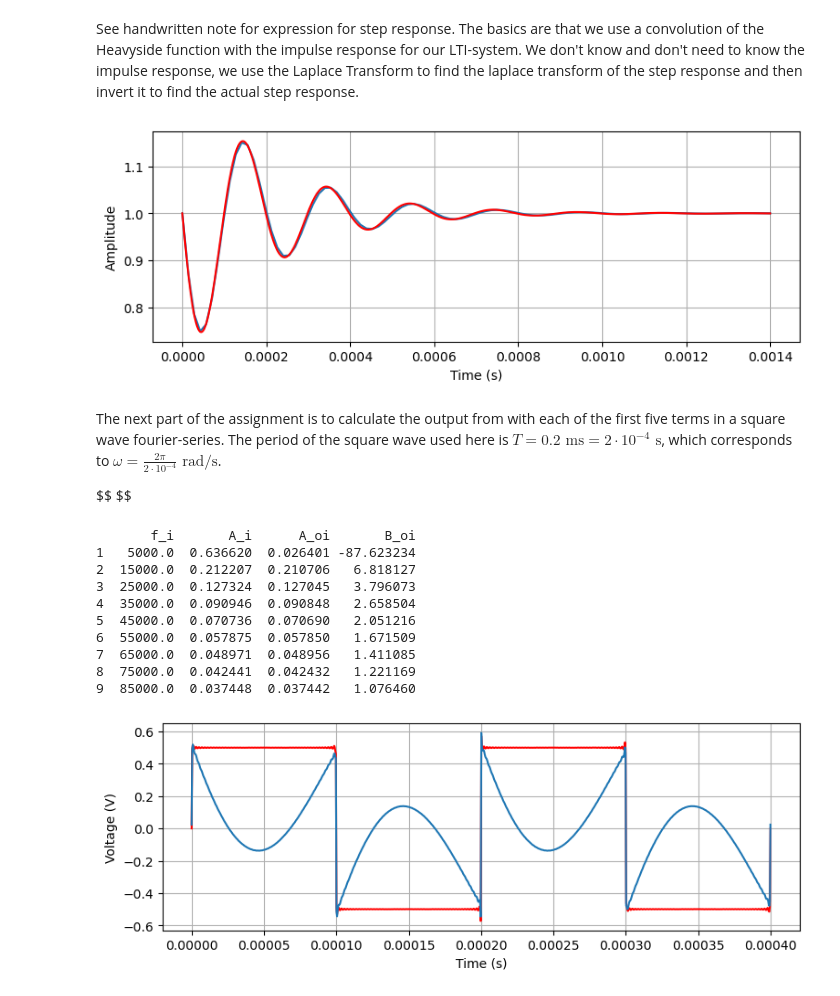
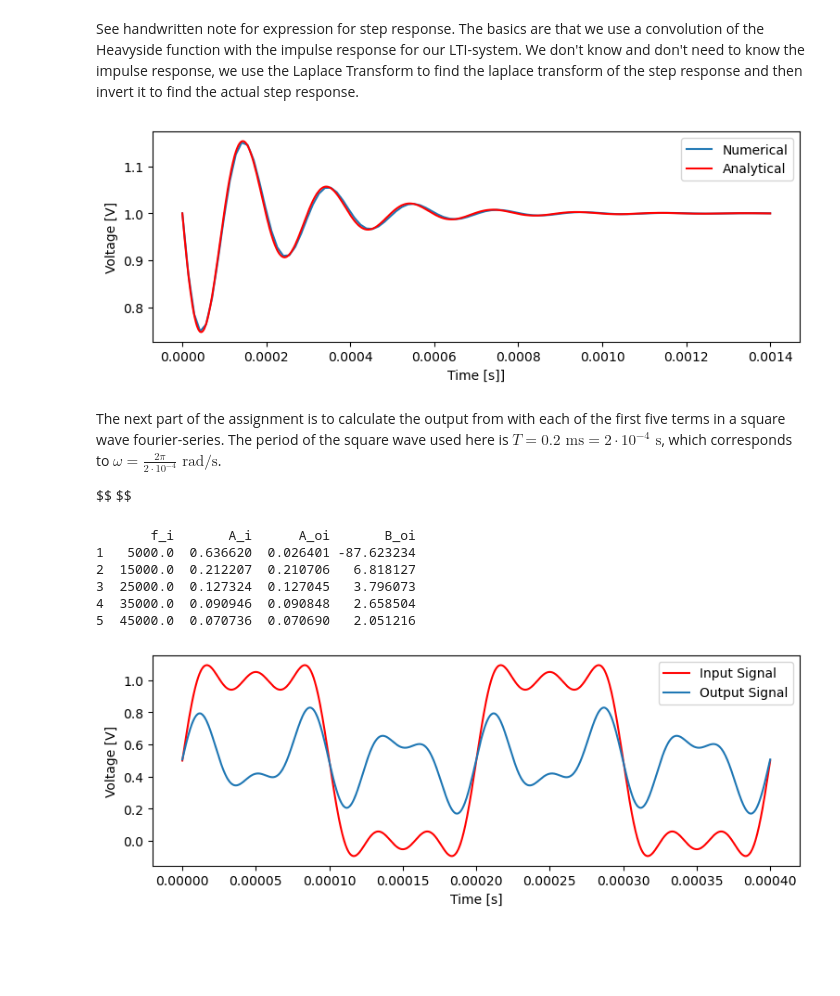
Before and after one commit to kr4ften/TransformProject, a Jupyter notebook: main.ipynb, the cells around one changed output. Drawn from its saved outputs; the diff is of its cells as text; code cells hidden in the pictures; blank space fills up the shorter version.

```diff
--- a/main.ipynb
+++ b/main.ipynb
@@ -71,13 +121,15 @@ calcResponse = lambda t : 1 - 2*L / (c) * np.exp(t*a) * np.sin(b * t)
 tInput = np.linspace(min(tDataLTI),max(tDataLTI),1000)
 
 plt.figure(figsize=(9, 3), dpi=100)
-plt.plot(tDataLTI, yDataLTI)
-plt.plot(tInput, calcResponse(tInput), color='r')
-plt.xlabel('Time (s)')
-plt.ylabel('Amplitude')
-plt.grid()
+plt.plot(tDataLTI, yDataLTI, label='Numerical')
+plt.plot(tInput, calcResponse(tInput), color='r', label='Analytical')
+plt.legend()
+plt.xlabel('Time [s]]')
+plt.ylabel('Voltage [V]')
+#plt.grid()
+plt.show()
 # %% [output]
-[figure, old version]
+[figure, new version]
 # %% [markdown]
 The next part of the assignment is to calculate the output from with each of the first five terms in a square wave fourier-series. The period of the square wave used here is $T = 0.2 \textrm{ ms} = 2 \cdot 10^{-4} \textrm{ s}$, which corresponds to $\omega = \frac{2\pi}{2 \cdot 10^{-4}} \textrm{ rad/s}$.
 
@@ -91,59 +143,58 @@ import pandas as pd
 R = 5000
 C = 20 * 10**(-9)
 L = 50 * 10**(-3)
 T0 = 2 * 10**(-4)
 
 numerator = [C*L*R, 0, R]
 denominator = [C*L*R, L, R]
 
-# Square wave fourier terms
+# Functions to find square wave fourier terms
 SwaveFrq = lambda n : (2*n-1)*2*np.pi/T0
 SwaveAmp = lambda n : 2/(np.pi * (2*n-1))
 Swaveterm = lambda n,t : SwaveAmp(n) * np.sin(SwaveFrq(n)*t)
 
-# Evaluate transfer function
+# Function to evaluate transfer function
 transferF = lambda s: np.polyval(numerator, s) / np.polyval(denominator, s)
 
-Ao, Bo = list(), list()
+# Create dataframe with information about terms
+nterms = 5
 
-for i in range(1,9 + 1):
-    Ao.append(SwaveAmp(i)*np.absolute(transferF(1j*SwaveFrq(i))))
-    Bo.append(np.angle(transferF(1j*SwaveFrq(i)), deg=True))
-
-
-df = pd.DataFrame({'f_i' : (SwaveFrq(i)/(2*np.pi) for i in range(1,9+1)),
-                   'A_i' : (SwaveAmp(i) for i in range(1,9+1)),
-                  'A_oi': (SwaveAmp(i)*np.absolute(transferF(1j*SwaveFrq(i))) for i in range(1,9+1)),
-                   'B_oi' : (np.angle(transferF(1j*SwaveFrq(i)), deg=True) for i in range(1,9+1))},
-                  index=[i for i in range(1, 9 + 1)])
+df = pd.DataFrame({'f_i' : (SwaveFrq(i)/(2*np.pi) for i in range(1, nterms + 1)),
+                   'A_i' : (SwaveAmp(i) for i in range(1, nterms + 1)),
+                  'A_oi': (SwaveAmp(i)*np.absolute(transferF(1j*SwaveFrq(i))) for i in range(1, nterms + 1)),
+                   'B_oi' : (np.angle(transferF(1j*SwaveFrq(i)), deg=True) for i in range(1, nterms + 1))},
+                  index=[i for i in range(1, nterms + 1)])
 print(df)
 
-nTerms = 300
+# Preparing for plots
+nTerms = 3
 maxTime = 0.0004
 
-tInput = np.linspace(0,maxTime,1000)
 InSine = lambda n, t : SwaveAmp(n) * np.sin(SwaveFrq(n) * t)
 OutSine = lambda n, t : SwaveAmp(n) * np.absolute(transferF(1j*SwaveFrq(n))) * np.sin(SwaveFrq(n) * t + np.angle(transferF(1j*SwaveFrq(n)), deg=False))
 
+tInput = np.linspace(0,maxTime,1000)
+
+# Plotting
+
 plt.figure(figsize=(9, 3), dpi=100)
-#plt.plot(tInput, 0.5 + OutSine(1,tInput,np.absolute(transferF(1j*SwaveFrq(1))),Bo[1]) + OutSine(2,tInput,np.absolute(transferF(1j*SwaveFrq(2))),Bo[2]) + OutSine(3,tInput,np.absolute(transferF(1j*SwaveFrq(3))),Bo[3]), color='r')
-plt.plot(tInput, sum((InSine(k,tInput) for k in range(1,nTerms))), 'r')
-plt.plot(tInput, sum((OutSine(k,tInput) for k in range(1,nTerms))))
-plt.xlabel('Time (s)')
-plt.ylabel('Voltage (V)')
-plt.grid()
+
+plt.plot(tInput, 0.5 + sum((InSine(k,tInput) for k in range(1,nTerms+1))), 'r', label='Input Signal')
+plt.plot(tInput, 0.5 + sum((OutSine(k,tInput) for k in range(1,nTerms+1))), label='Output Signal')
+
+plt.legend()
+plt.xlabel('Time [s]')
+plt.ylabel('Voltage [V]')
+#plt.grid()
+plt.show()
 # %% [output]
        f_i       A_i      A_oi       B_oi
 1   5000.0  0.636620  0.026401 -87.623234
 2  15000.0  0.212207  0.210706   6.818127
 3  25000.0  0.127324  0.127045   3.796073
 4  35000.0  0.090946  0.090848   2.658504
 5  45000.0  0.070736  0.070690   2.051216
-6  55000.0  0.057875  0.057850   1.671509
-7  65000.0  0.048971  0.048956   1.411085
-8  75000.0  0.042441  0.042432   1.221169
-9  85000.0  0.037448  0.037442   1.076460
-[figure, old version]
+[figure, new version]
 # %%
 %%latex
 \begin{table}[]
```
Also changed, not shown: parts of 6 cells of this notebook.
